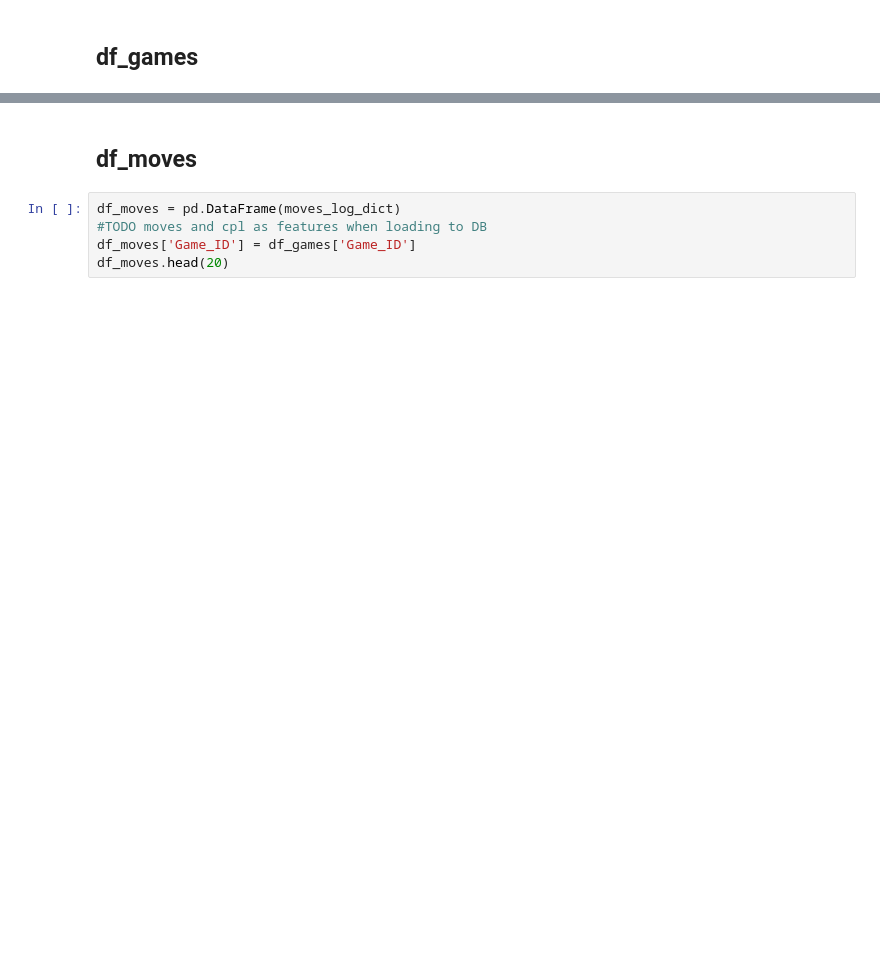
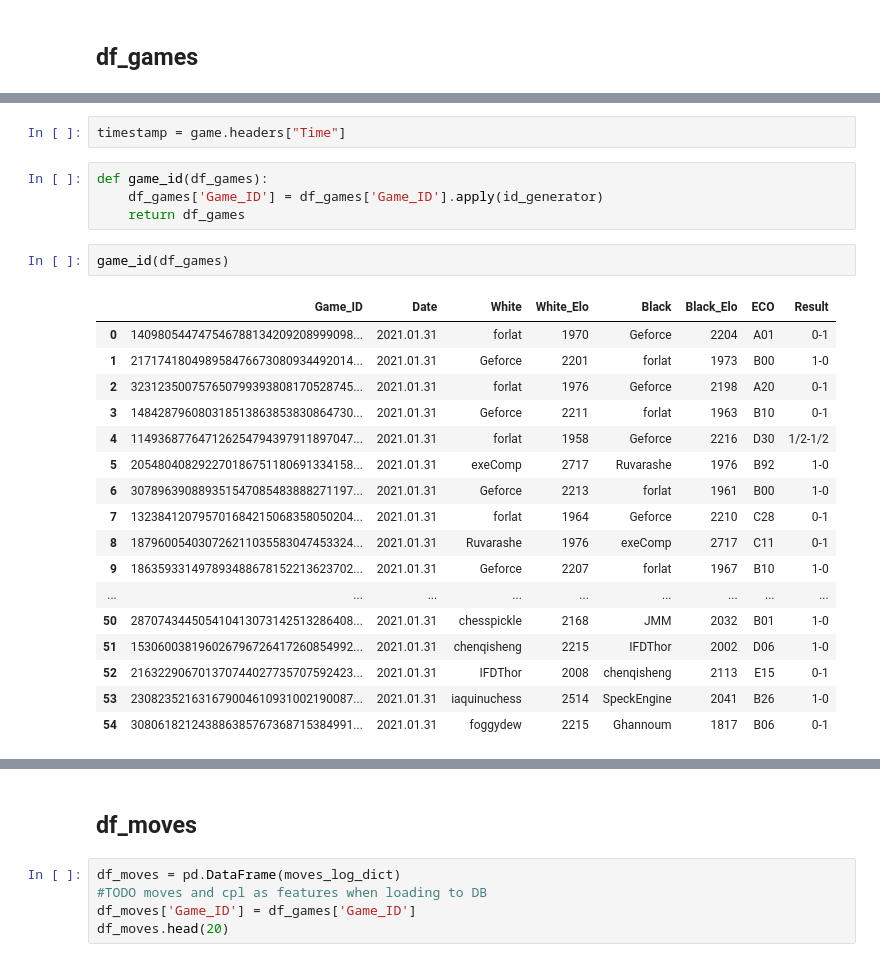
Before and after one commit to VPeron/cc_detector, a Jupyter notebook: notebooks/Asia_pgn_to_3dfs-ID_generator.ipynb, the cells around one changed output, grey strips where cells are left out. Drawn from its saved outputs; the diff is of its cells as text; blank space fills up the shorter version.

Commit message:
ID generator update

```diff
--- a/notebooks/Asia_pgn_to_3dfs-ID_generator.ipynb
+++ b/notebooks/Asia_pgn_to_3dfs-ID_generator.ipynb
@@ -264,0 +263,26 @@ timestamp[:]
+# %%
+timestamp = game.headers["Time"]
+# %%
+def game_id(df_games):
+    df_games['Game_ID'] = df_games['Game_ID'].apply(id_generator)
+    return df_games
+# %%
+game_id(df_games)
+# %% [output]
+|  | Game_ID | Date | White | White_Elo | Black | Black_Elo | ECO | Result |
+| 0 | 140980544747546788134209208999098... | 2021.01.31 | forlat | 1970 | Geforce | 2204 | A01 | 0-1 |
+| 1 | 217174180498958476673080934492014... | 2021.01.31 | Geforce | 2201 | forlat | 1973 | B00 | 1-0 |
+| 2 | 323123500757650799393808170528745... | 2021.01.31 | forlat | 1976 | Geforce | 2198 | A20 | 0-1 |
+| 3 | 148428796080318513863853830864730... | 2021.01.31 | Geforce | 2211 | forlat | 1963 | B10 | 0-1 |
+| 4 | 114936877647126254794397911897047... | 2021.01.31 | forlat | 1958 | Geforce | 2216 | D30 | 1/2-1/2 |
+| 5 | 205480408292270186751180691334158... | 2021.01.31 | exeComp | 2717 | Ruvarashe | 1976 | B92 | 1-0 |
+| 6 | 307896390889351547085483888271197... | 2021.01.31 | Geforce | 2213 | forlat | 1961 | B00 | 1-0 |
+| 7 | 132384120795701684215068358050204... | 2021.01.31 | forlat | 1964 | Geforce | 2210 | C28 | 0-1 |
+| 8 | 187960054030726211035583047453324... | 2021.01.31 | Ruvarashe | 1976 | exeComp | 2717 | C11 | 0-1 |
+| 9 | 186359331497893488678152213623702... | 2021.01.31 | Geforce | 2207 | forlat | 1967 | B10 | 1-0 |
+| ... | ... | ... | ... | ... | ... | ... | ... | ... |
+| 50 | 287074344505410413073142513286408... | 2021.01.31 | chesspickle | 2168 | JMM | 2032 | B01 | 1-0 |
+| 51 | 153060038196026796726417260854992... | 2021.01.31 | chenqisheng | 2215 | IFDThor | 2002 | D06 | 1-0 |
+| 52 | 216322906701370744027735707592423... | 2021.01.31 | IFDThor | 2008 | chenqisheng | 2113 | E15 | 0-1 |
+| 53 | 230823521631679004610931002190087... | 2021.01.31 | iaquinuchess | 2514 | SpeckEngine | 2041 | B26 | 1-0 |
+| 54 | 308061821243886385767368715384991... | 2021.01.31 | foggydew | 2215 | Ghannoum | 1817 | B06 | 0-1 |
```
Also changed, not shown: parts of 26 cells of this notebook, 2 other files.
